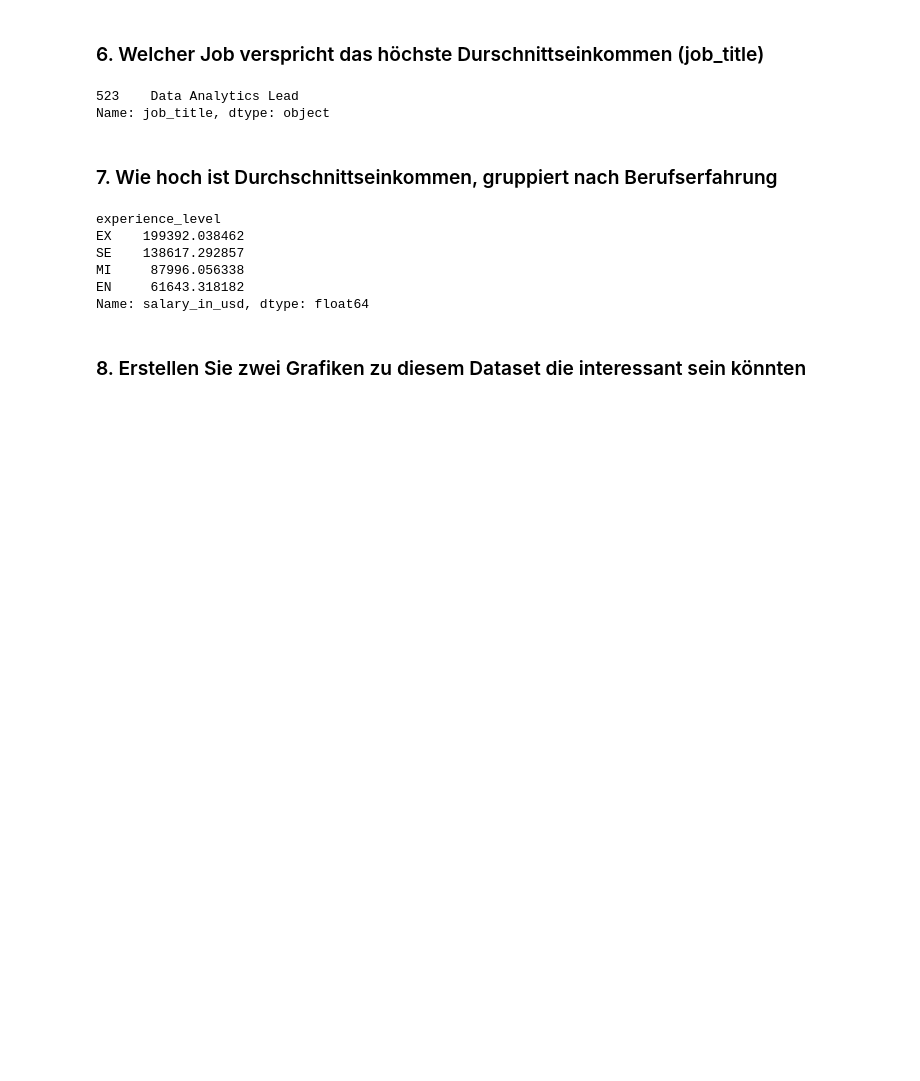
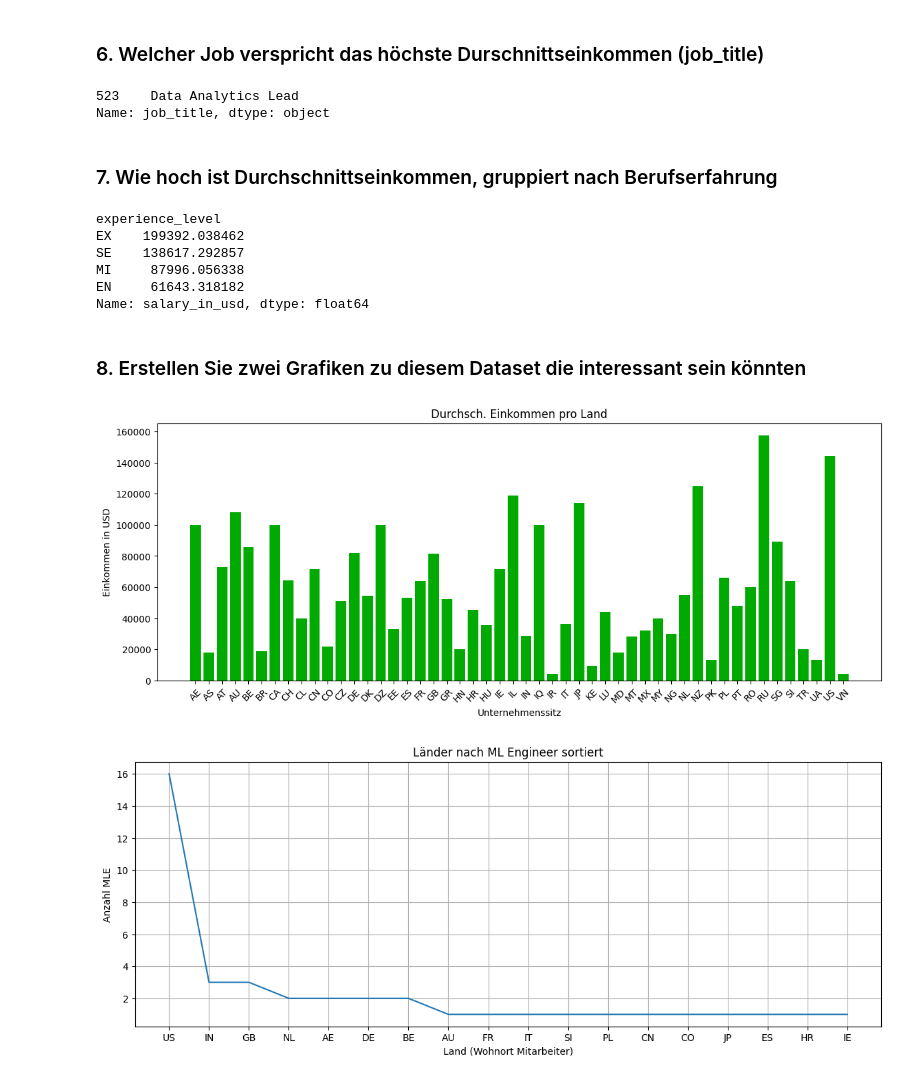
Before and after one commit to IO-I/pandas_aufgaben, a Jupyter notebook: job_salaries/analyse.ipynb, the cells around one changed output. Cells and saved outputs as stored; diff of their text form; code cells hidden in the pictures; blank space fills up the shorter version.

```diff
--- a/job_salaries/analyse.ipynb
+++ b/job_salaries/analyse.ipynb
@@ -95,3 +95,30 @@ EN     61643.318182
 Name: salary_in_usd, dtype: float64
 # %% [markdown]
 ### 8. Erstellen Sie zwei Grafiken zu diesem Dataset die interessant sein könnten
+# %%
+# Durchschnittliches Einkommen pro Land
+comp_money = df["salary_in_usd"].groupby(df["company_location"]).mean()
+fig = plt.figure()
+fig.set_size_inches(14, 5)
+plt.bar(comp_money.keys(), comp_money, color="#00AA00")
+plt.title("Durchsch. Einkommen pro Land")
+plt.xlabel("Unternehmenssitz")
+plt.ylabel("Einkommen in USD")
+plt.xticks(rotation=45)
+#plt.grid(True)
+plt.show()
+
+# Welches Land hat die meisten Machine Learning Engineer
+amt = df["employee_residence"][df["job_title"] == "Machine Learning Engineer"].value_counts()
+
+fig2 = plt.figure()
+fig2.set_size_inches(14, 5)
+plt.plot(amt.keys(), amt)
+plt.title("Länder nach ML Engineer sortiert")
+plt.xlabel("Land (Wohnort Mitarbeiter)")
+plt.ylabel("Anzahl MLE")
+plt.grid(True)
+plt.show()
+# %% [output]
+[figure, added]
+[figure, added]
```
